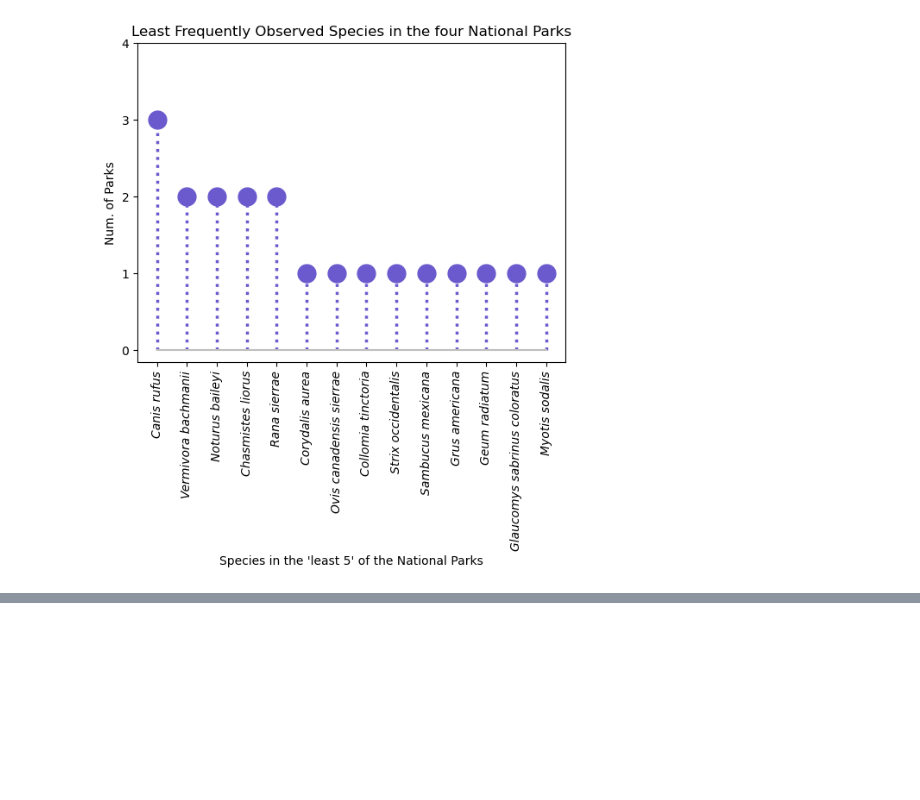
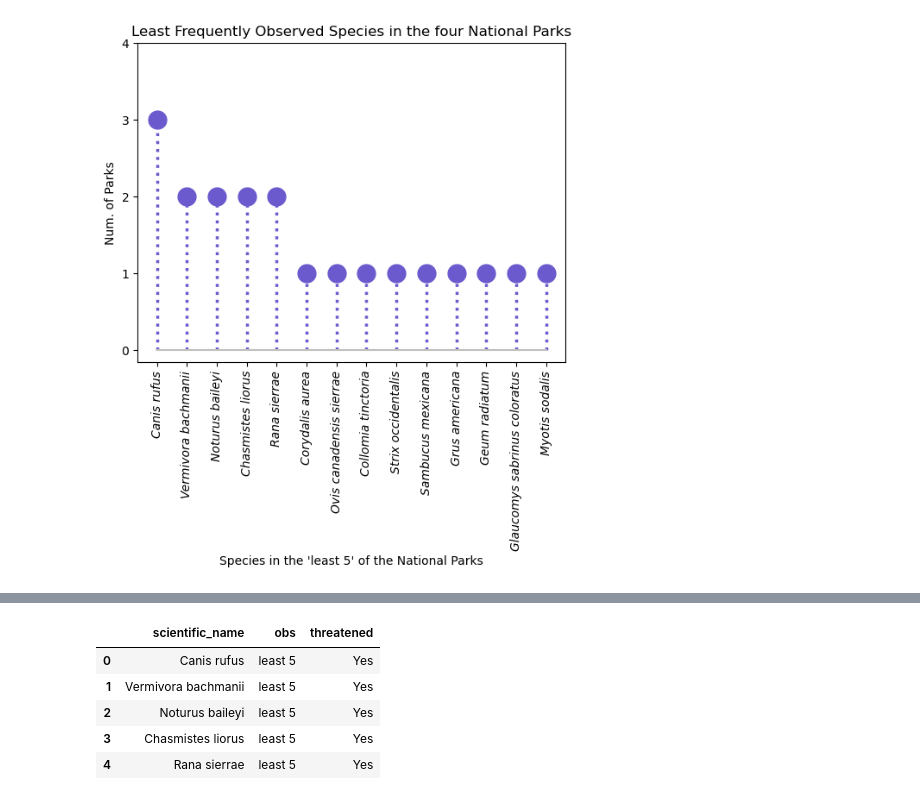
Before and after one commit to CrisFC4/Biodiversity_project, a Jupyter notebook: biodiversity_starter/biodiversity.ipynb, the cells around one changed output, grey strips where cells are left out. Drawn from its saved outputs; the diff is of its cells as text; code cells hidden in the pictures; blank space fills up the shorter version.

```diff
--- a/biodiversity_starter/biodiversity.ipynb
+++ b/biodiversity_starter/biodiversity.ipynb
@@ -687,0 +699,33 @@ Text(0.5, 0, "Species in the 'least 5' of the National Parks")
+# %%
+# Check whether the species in the 'least 5' are categorized as species at risk
+endanger_check = []
+# Convert the 'scientific_name' column to a set for faster membership testing
+threatened_set = set(threatened.scientific_name.str.strip())
+
+for species in freq_min_species.index:
+    species_cleaned = species.strip()  # Clean the species name
+
+    # Check for species in the 'least 5' group
+    if species_cleaned in threatened_set:
+        endanger_check.append([species,'least 5','Yes'])
+    else:
+        endanger_check.append([species,'least 5','No'])
+
+for species in freq_max_species.index:
+    species_cleaned = species.strip()  # Clean the species name
+
+    # Check for species in the 'top 5' group
+    if species_cleaned in threatened_set:
+        endanger_check.append([species,'top 5','Yes'])
+    else:
+        endanger_check.append([species,'top 5','No'])
+
+endanger_check_df = pd.DataFrame(endanger_check, columns=['scientific_name','obs','threatened'])
+endanger_check_df.head()
+# %% [output]
+|  | scientific_name | obs | threatened |
+| 0 | Canis rufus | least 5 | Yes |
+| 1 | Vermivora bachmanii | least 5 | Yes |
+| 2 | Noturus baileyi | least 5 | Yes |
+| 3 | Chasmistes liorus | least 5 | Yes |
+| 4 | Rana sierrae | least 5 | Yes |
```
Also changed, not shown: parts of 5 cells of this notebook.
